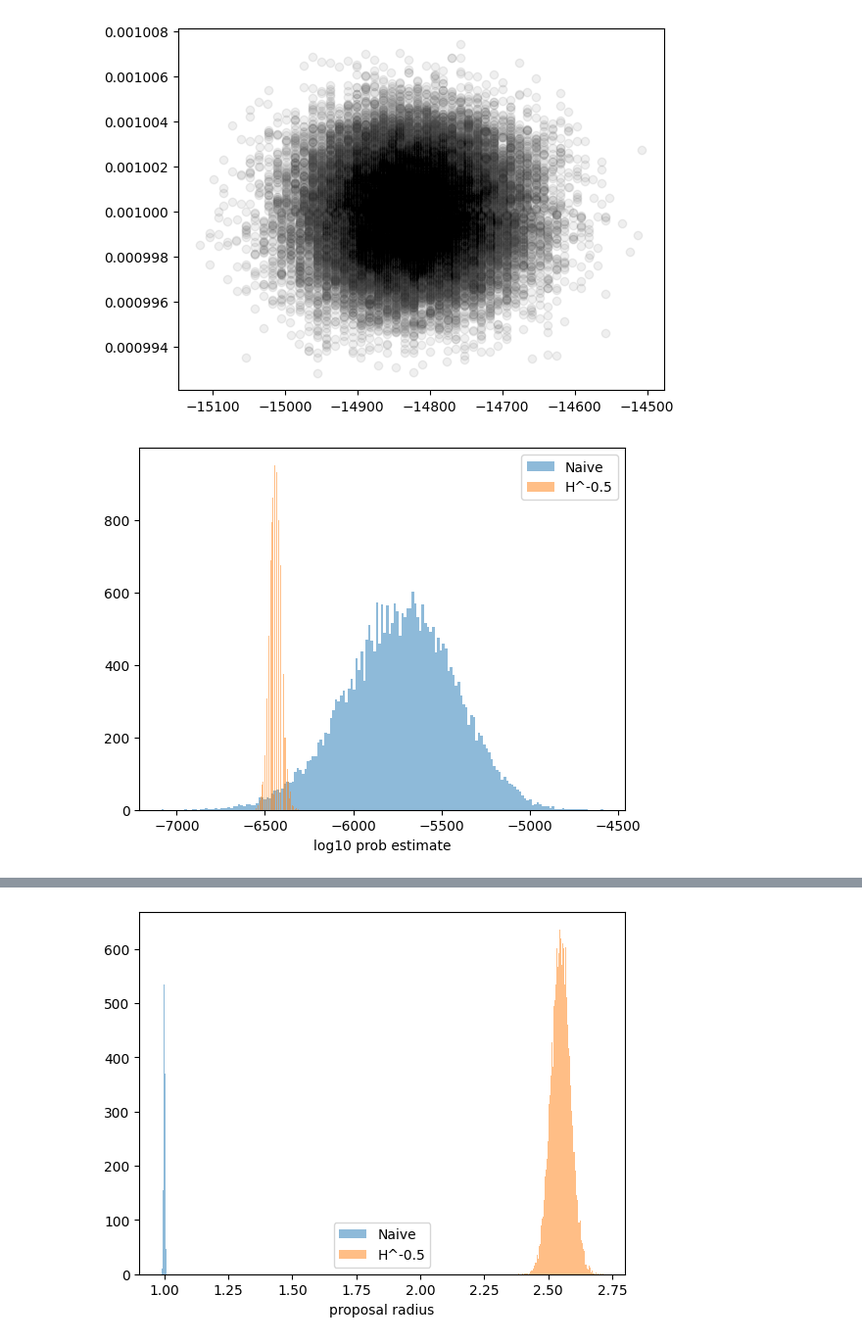
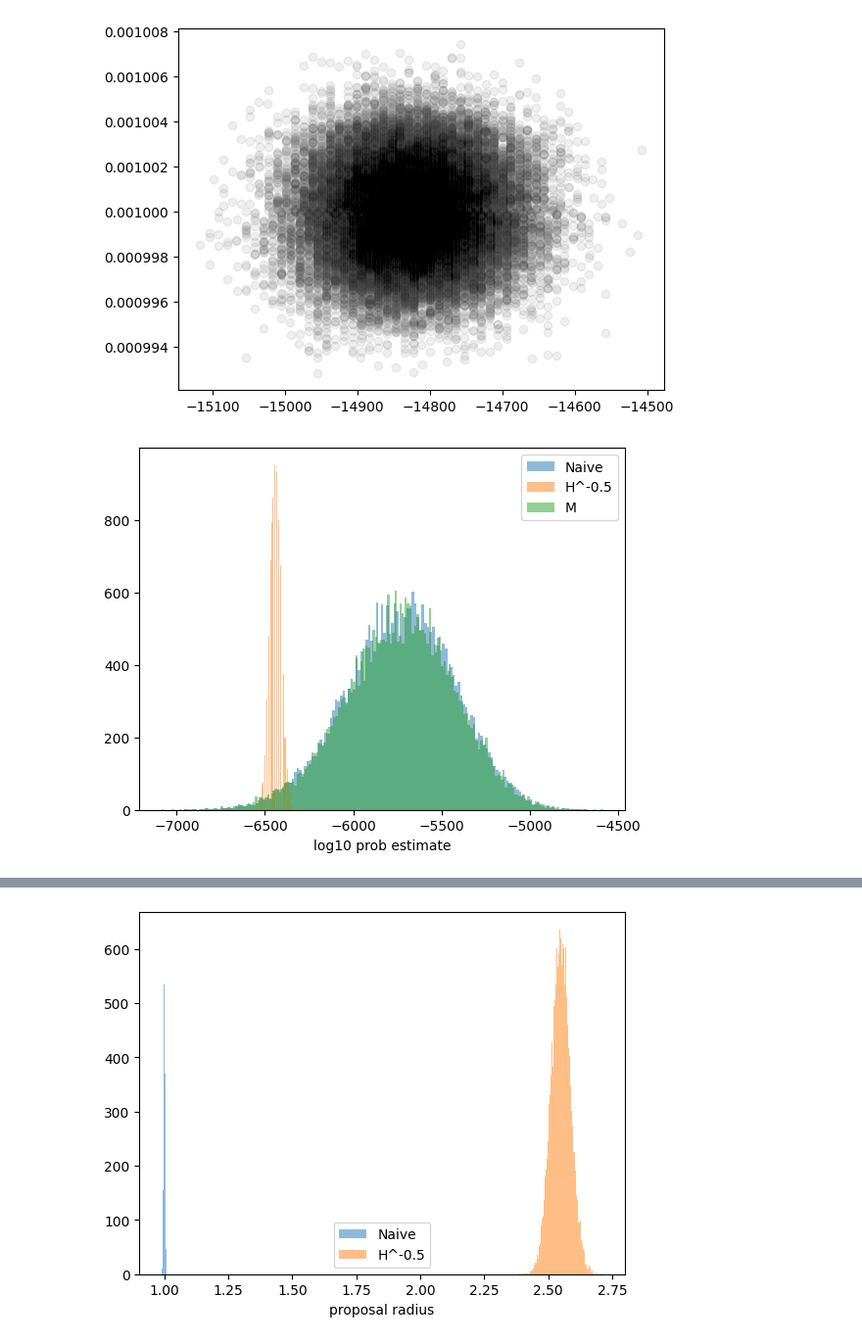
Before and after one commit to EleutherAI/basin-volume, a Jupyter notebook: basin_precondition.ipynb, the cells around one changed output, grey strips where cells are left out. Shown at 98% size. Cells and saved outputs as stored; diff of their text form; code cells hidden in the pictures.

```diff
--- a/basin_precondition.ipynb
+++ b/basin_precondition.ipynb
@@ -697,6 +731,8 @@ plt.show()
 [figure]
 # %%
 results_p = get_estimates_sphere_vectorized(30_000, P)
+# %%
+results_m = get_estimates_sphere_vectorized(30_000, M)
 # %%
 estimates, props, mults, deltas = results_p
 plt.scatter(estimates, deltas, alpha=0.1, color='grey')
@@ -707,9 +743,10 @@ plt.show()
 # %%
 nbins = int(jnp.sqrt(results_v[0].shape[0]))
 plt.hist(results_v[0] / jnp.log(10), bins=nbins, alpha=0.5, label="Naive")
 plt.hist(results_p[0] / jnp.log(10), bins=nbins, alpha=0.5, label="H^-0.5")
+plt.hist(results_m[0] / jnp.log(10), bins=nbins, alpha=0.5, label="M")
 plt.xlabel("log10 prob estimate")
 plt.legend()
 plt.show()
 # %% [output]
-[figure, old version]
+[figure, new version]
```
Also changed, not shown: parts of 12 cells of this notebook.
